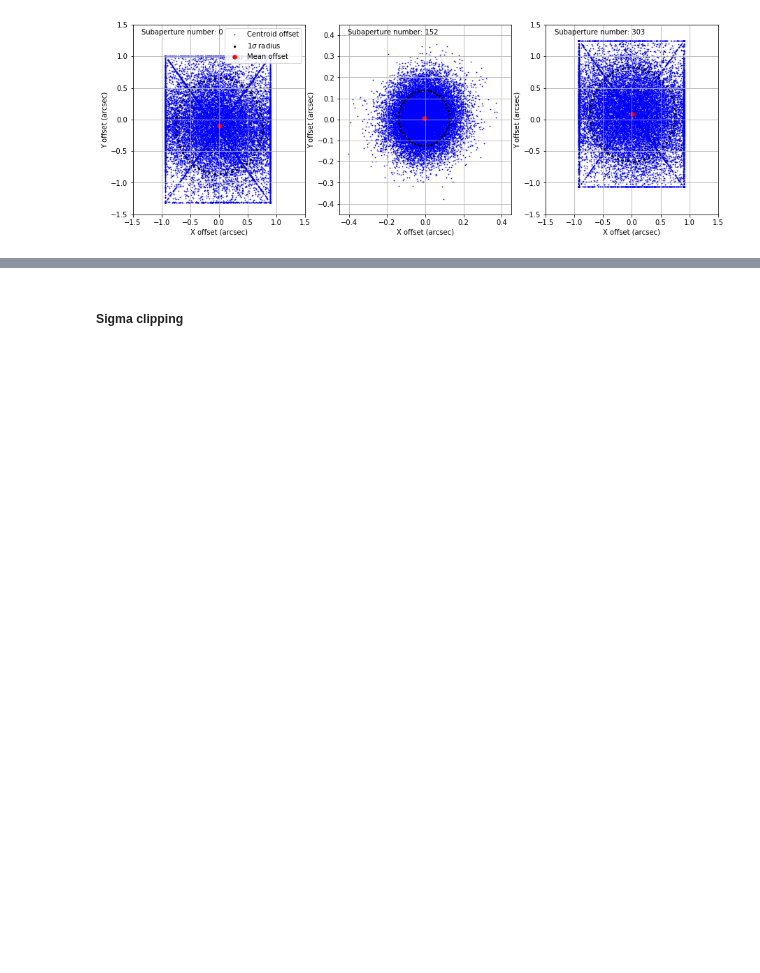
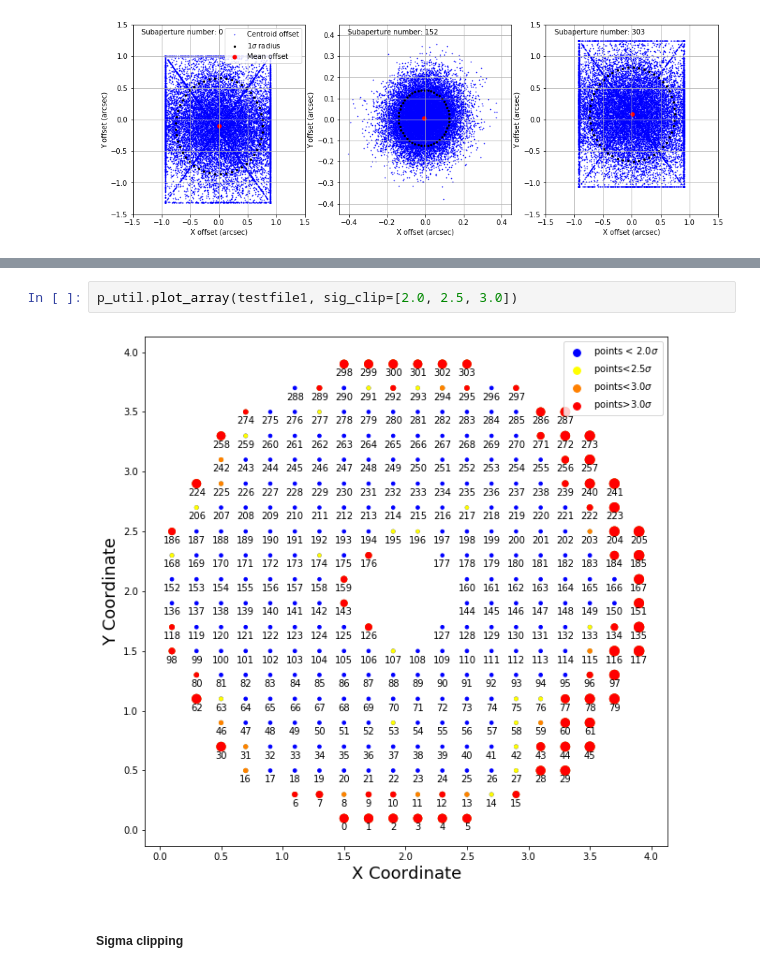
Before and after one commit to eramey16/berkeley_research, a Jupyter notebook: Keck_Performance/Analyzing_Long_Term_Performance.ipynb, the cells around one changed output, grey strips where cells are left out. Cells and saved outputs as stored; diff of their text form; blank space fills up the shorter version.

```diff
--- a/Keck_Performance/Analyzing_Long_Term_Performance.ipynb
+++ b/Keck_Performance/Analyzing_Long_Term_Performance.ipynb
@@ -274,3 +274,7 @@ p_util.plot_array(testfile1, save=True)
+# %%
+p_util.plot_array(testfile1, sig_clip=[2.0, 2.5, 3.0])
+# %% [output]
+[figure, added]
 # %% [markdown]
 ##### Sigma clipping
 # %%
```
Also changed, not shown: parts of 4 cells of this notebook, 3 other files.
